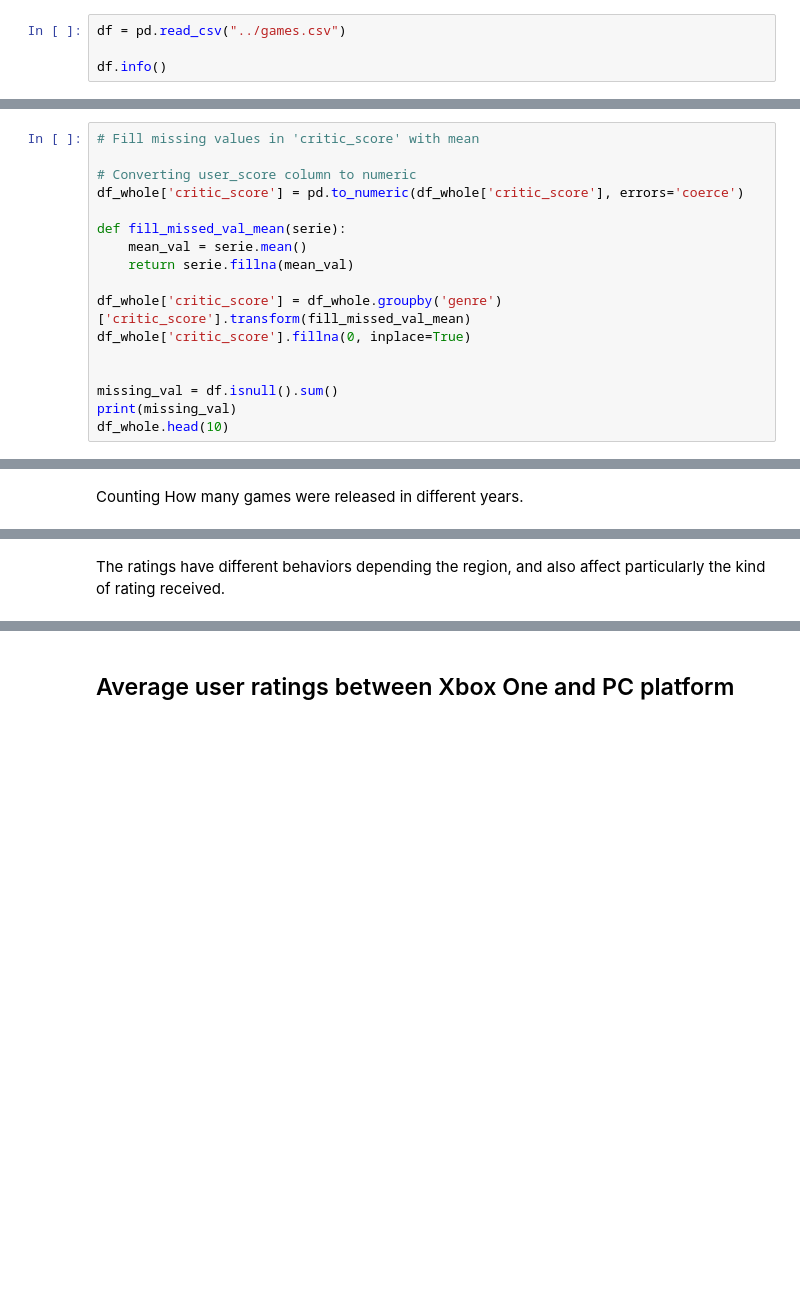
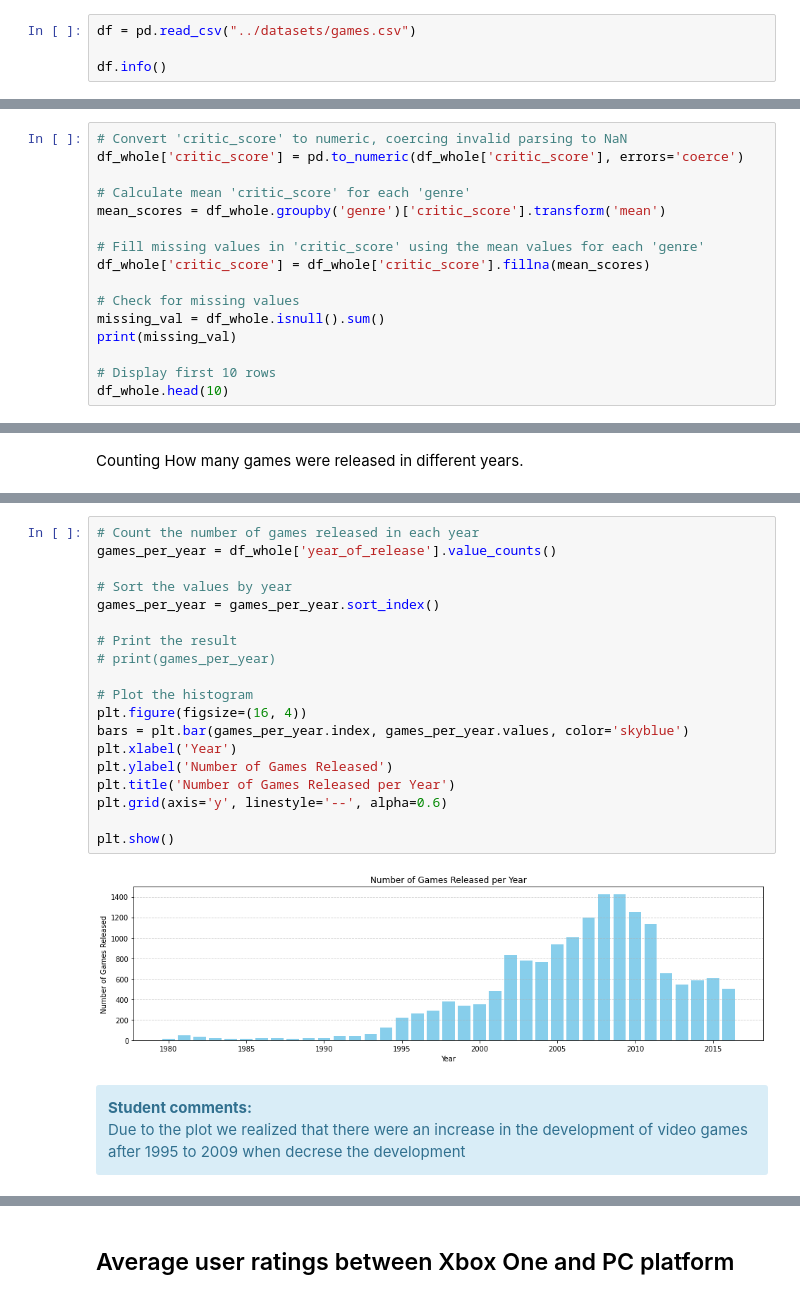
Before and after one commit to rperdomog/games_project, a Jupyter notebook: notebooks/EDA.ipynb, the cells around one changed output, grey strips where cells are left out. Saved outputs shown, nothing was run; the diff lists cells and outputs as text; blank space fills up the shorter version.

```diff
--- a/notebooks/EDA.ipynb
+++ b/notebooks/EDA.ipynb
@@ -10,5 +74,5 @@ from scipy.stats import ttest_ind
 # %%
-df = pd.read_csv("../games.csv")
+df = pd.read_csv("../datasets/games.csv")
 
 df.info()
 # %% [output]
@@ -189,21 +219,20 @@ For example, when doing 'df[col].method(value, inplace=True)', try using 'df.met
 # %% [markdown]
 Filling missing values with mean for critic score
 # %%
-# Fill missing values in 'critic_score' with mean
-
-# Converting user_score column to numeric
+# Convert 'critic_score' to numeric, coercing invalid parsing to NaN
 df_whole['critic_score'] = pd.to_numeric(df_whole['critic_score'], errors='coerce')
 
-def fill_missed_val_mean(serie):
-    mean_val = serie.mean()
-    return serie.fillna(mean_val)
+# Calculate mean 'critic_score' for each 'genre'
+mean_scores = df_whole.groupby('genre')['critic_score'].transform('mean')
 
-df_whole['critic_score'] = df_whole.groupby('genre')['critic_score'].transform(fill_missed_val_mean)
-df_whole['critic_score'].fillna(0, inplace=True)
+# Fill missing values in 'critic_score' using the mean values for each 'genre'
+df_whole['critic_score'] = df_whole['critic_score'].fillna(mean_scores)
 
+# Check for missing values
+missing_val = df_whole.isnull().sum()
+print(missing_val)
 
-missing_val = df.isnull().sum()
-print(missing_val)
+# Display first 10 rows
 df_whole.head(10)
 # %% [output]
 name                  2
@@ -645,2 +390,25 @@ plt.show()
-# %% [markdown]
-The ratings have different behaviors depending the region, and also affect particularly the kind of rating received.
+# %%
+# Count the number of games released in each year
+games_per_year = df_whole['year_of_release'].value_counts()
+
+# Sort the values by year
+games_per_year = games_per_year.sort_index()
+
+# Print the result
+# print(games_per_year)
+
+# Plot the histogram
+plt.figure(figsize=(16, 4))
+bars = plt.bar(games_per_year.index, games_per_year.values, color='skyblue')
+plt.xlabel('Year')
+plt.ylabel('Number of Games Released')
+plt.title('Number of Games Released per Year')
+plt.grid(axis='y', linestyle='--', alpha=0.6)
+
+plt.show()
+# %% [output]
+[figure, added]
+# %% [markdown]
+<div class="alert alert-info"> <b>Student сomments:</b><br/>
+    Due to the plot we realized that there were an increase in the development of video games after 1995 to 2009 when decrese the development
+</div>
```
Also changed, not shown: parts of 80 cells of this notebook.
